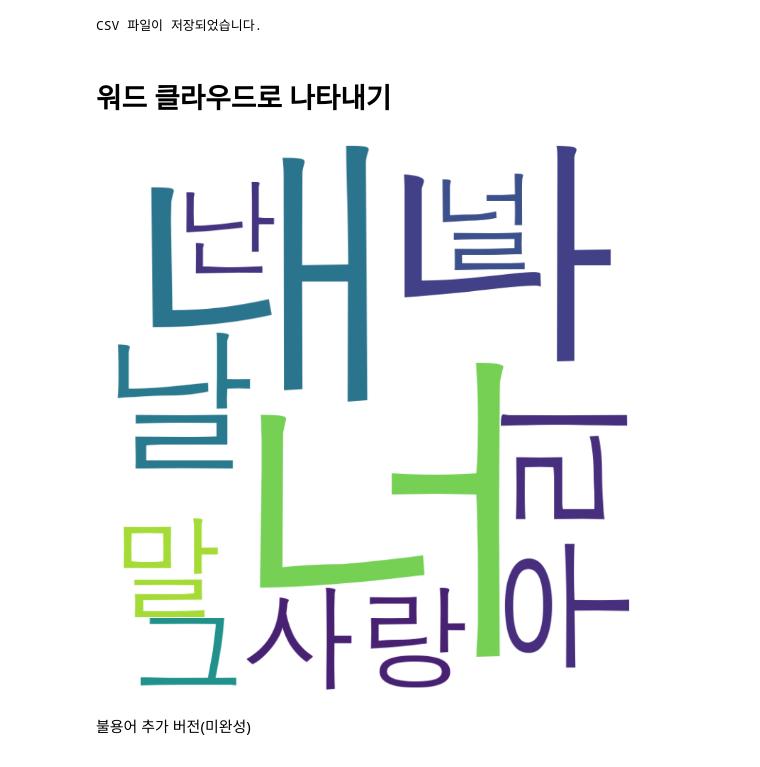
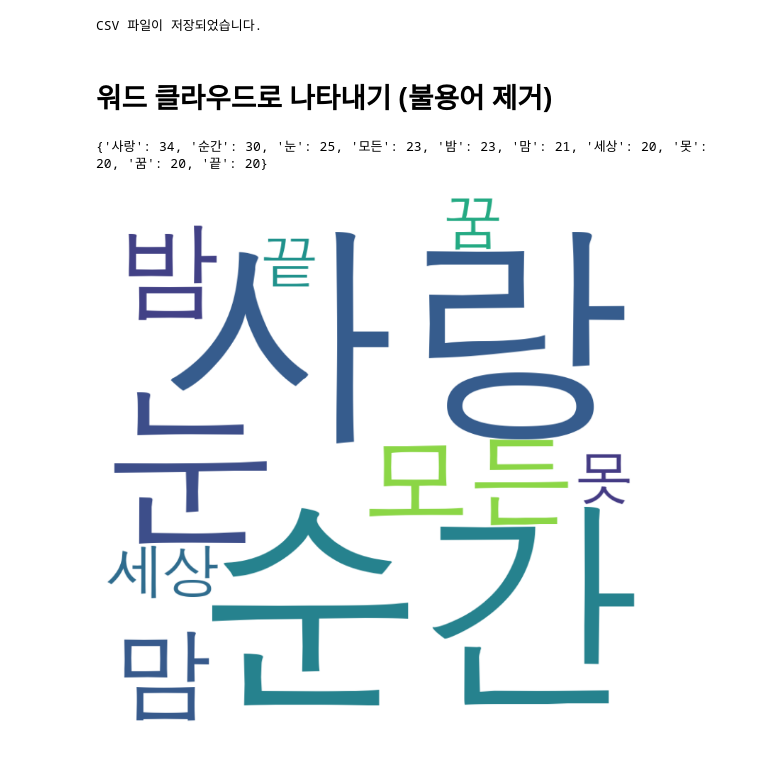
Before and after one commit to JeongWook-Kwon/OpenSourceSW, a Jupyter notebook: crawl-test.ipynb, the cells around one changed output. Drawn from its saved outputs; the diff is of its cells as text; code cells hidden in the pictures.

```diff
--- a/crawl-test.ipynb
+++ b/crawl-test.ipynb
@@ -64,39 +68,44 @@ print("CSV 파일이 저장되었습니다.")
 # %% [output]
 CSV 파일이 저장되었습니다.
 # %% [markdown]
-# 워드 클라우드로 나타내기
+# 워드 클라우드로 나타내기 (불용어 제거)
 # %%
 import pandas as pd
 from konlpy.tag import Okt
 from collections import Counter
 import matplotlib.pyplot as plt
 from wordcloud import WordCloud
 
 # 데이터 로드
-df = pd.read_csv('melon_top_100_with_lyrics.csv')
+df = pd.read_csv('melon_top_100.csv')
 
-# 가사 데이터를 하나의 텍스트로 결합
-lyrics_text = " ".join(df['Lyrics'].dropna().tolist())
+# 불용어 리스트 로드
+with open('stopwords.txt', 'r', encoding='utf-8') as f:
+    stopwords = set(f.read().splitlines())
 
 # 한글 형태소 분석기 Okt 사용
 okt = Okt()
-nouns = okt.nouns(lyrics_text)  # 명사만 추출
 
-# 명사 빈도수 카운트
-count = Counter(nouns)
+# 각 곡의 가사에서 중복된 명사를 제거하고 빈도수 카운트
+count = Counter()
+for lyrics in df['Lyrics'].dropna():
+    lyrics_nouns = okt.nouns(lyrics)  # 가사에서 명사 추출
+    unique_nouns = set(lyrics_nouns)  # 중복 제거
+    filtered_nouns = [noun for noun in unique_nouns if noun not in stopwords]  # 불용어 제거
+    count.update(filtered_nouns)  # 명사 카운트
 
 # 많이 사용된 단어 추출 (상위 10개)
 most_common_nouns = dict(count.most_common(10))
+print(most_common_nouns)
 
 # 워드클라우드 생성
 wordcloud = WordCloud(font_path='/Library/Fonts/AppleGothic.ttf', width=800, height=800, background_color='white').generate_from_frequencies(most_common_nouns)
 
 # 워드클라우드 시각화
 plt.figure(figsize=(10, 10))
 plt.imshow(wordcloud, interpolation='bilinear')
 plt.axis('off')
 plt.show()
 # %% [output]
+{'사랑': 34, '순간': 30, '눈': 25, '모든': 23, '밤': 23, '맘': 21, '세상': 20, '못': 20, '꿈': 20, '끝': 20}
-[figure, old version]
+[figure, new version]
-# %% [markdown]
-불용어 추가 버전(미완성)
```
Also changed, not shown: parts of 2 cells of this notebook, 3 other files.
